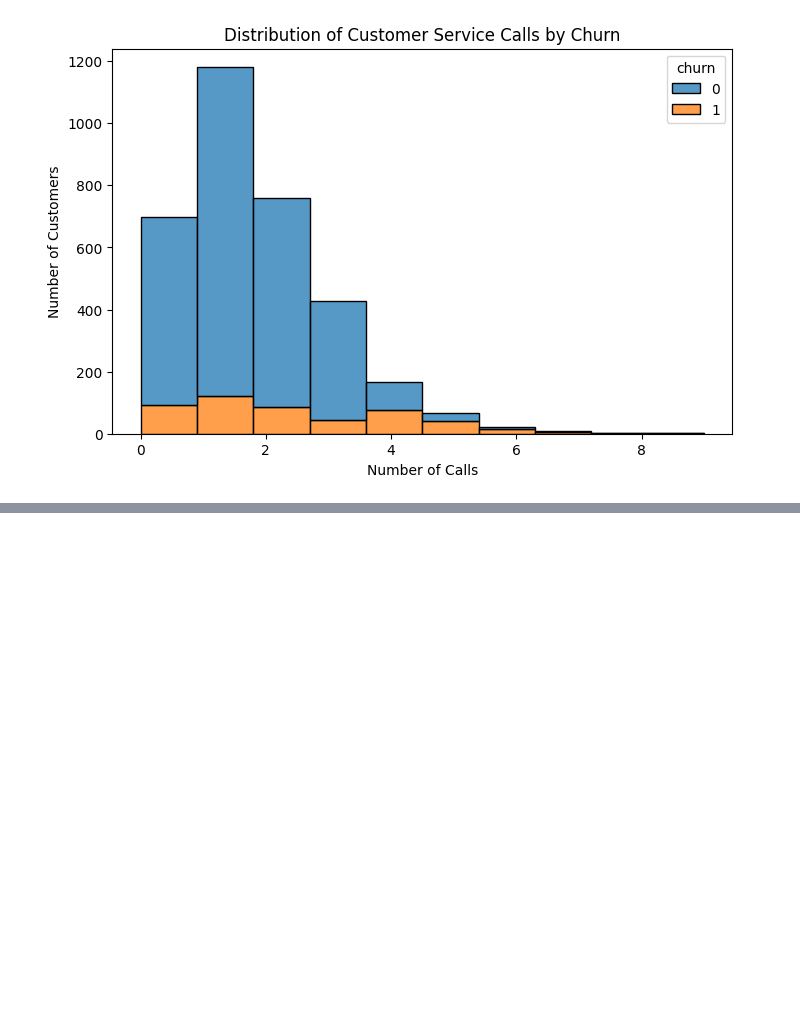
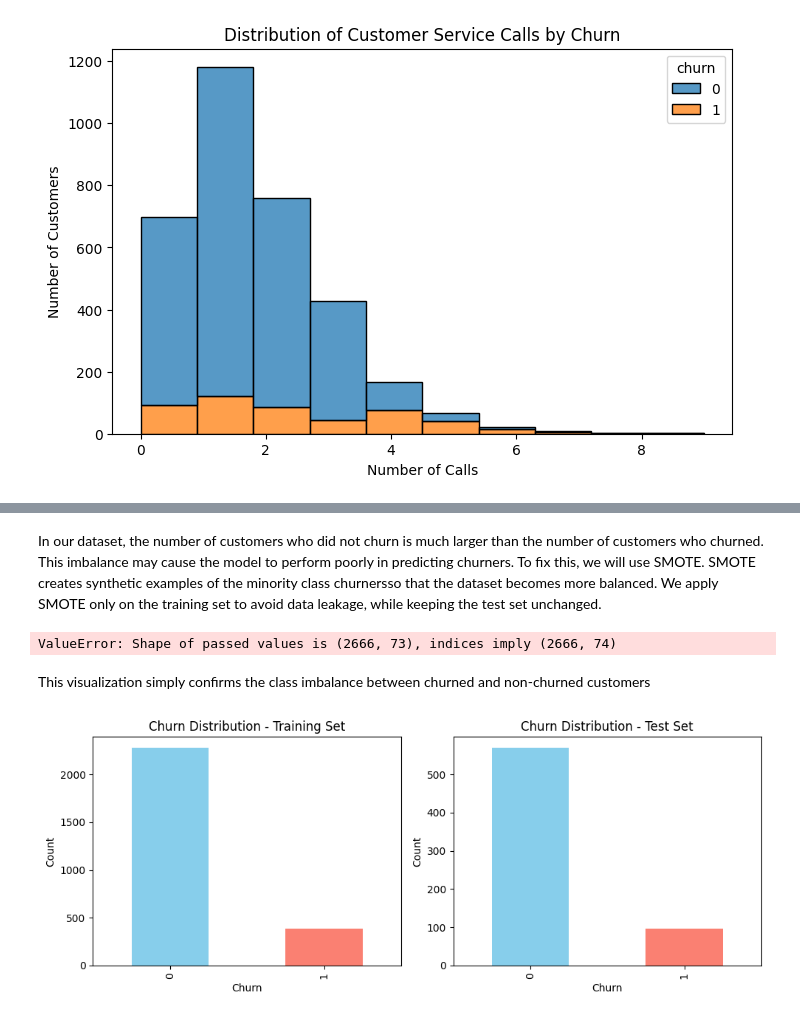
Before and after one commit to Limo-Vincent/Group_9_Phase_3_project, a Jupyter notebook: SyriaTel.ipynb, the cells around one changed output, grey strips where cells are left out. Saved outputs shown, nothing was run; the diff lists cells and outputs as text; code cells hidden in the pictures; blank space fills up the shorter version.

```diff
--- a/SyriaTel.ipynb
+++ b/SyriaTel.ipynb
@@ -236,0 +364,4 @@ plt.show()
+# %%
+#Defin X and y variables
+X = SyriaTel_encoded.drop('churn', axis=1)
+y = SyriaTel_encoded['churn']
@@ -236,0 +374,3 @@ plt.show()
+# %%
+#one-hot encode the remaining categorical columns
+X = pd.get_dummies(X, columns=['state', 'tenure_group', 'day_usage_group', 'service_calls_group'], drop_first=True)
@@ -236,0 +379,2 @@ plt.show()
+# %%
+X_train, X_test, y_train, y_test = train_test_split(X, y, test_size=0.2, random_state=42, stratify=y)
@@ -236,0 +413,8 @@ plt.show()
+# %%
+#Check churn distribution in training set
+train_counts = y_train.value_counts()
+test_counts = y_test.value_counts()
+print("Training set distribution:")
+print(train_counts)
+print("\nTest set distribution:")
+print(test_counts)
@@ -236,0 +433,41 @@ plt.show()
+# %% [markdown]
+In our dataset, the number of customers who did not churn is much larger than the number of customers who churned. This imbalance may cause the model to perform poorly in predicting churners. To fix this, we will use SMOTE. SMOTE creates synthetic examples of the minority class churnersso that the dataset becomes more balanced. We apply SMOTE only on the training set to avoid data leakage, while keeping the test set unchanged.
+# %%
+#import SMOTE
+from imblearn.over_sampling import SMOTE
+from sklearn.impute import SimpleImputer
+
+# Impute missing values in X_train before SMOTE
+imputer = SimpleImputer(strategy='mean')
+X_train_filled = pd.DataFrame(imputer.fit_transform(X_train), columns=X_train.columns, index=X_train.index)
+
+#initialize SMOTE
+smote = SMOTE(random_state=42)
+#apply SMOTE only on training data
+X_train_resampled, y_train_resampled = smote.fit_resample(X_train_filled, y_train)
+#check new distribution after resampling
+print("Resampled training set distribution:")
+print(y_train_resampled.value_counts())
+# %% [output]
+ValueError: Shape of passed values is (2666, 73), indices imply (2666, 74)
+# %% [markdown]
+This visualization simply confirms the class imbalance between churned and non-churned customers
+# %%
+#Plot distribution
+fig, ax = plt.subplots(1, 2, figsize=(10,4))
+#training set
+train_counts.plot(kind='bar', ax=ax[0], color=['skyblue','salmon'])
+ax[0].set_title("Churn Distribution - Training Set")
+ax[0].set_xlabel("Churn")
+ax[0].set_ylabel("Count")
+
+#test set
+test_counts.plot(kind='bar', ax=ax[1], color=['skyblue','salmon'])
+ax[1].set_title("Churn Distribution - Test Set")
+ax[1].set_xlabel("Churn")
+ax[1].set_ylabel("Count")
+
+plt.tight_layout()
+plt.show()
+# %% [output]
+[figure, added]
```
Also changed, not shown: parts of 68 cells of this notebook, 2 other files.
